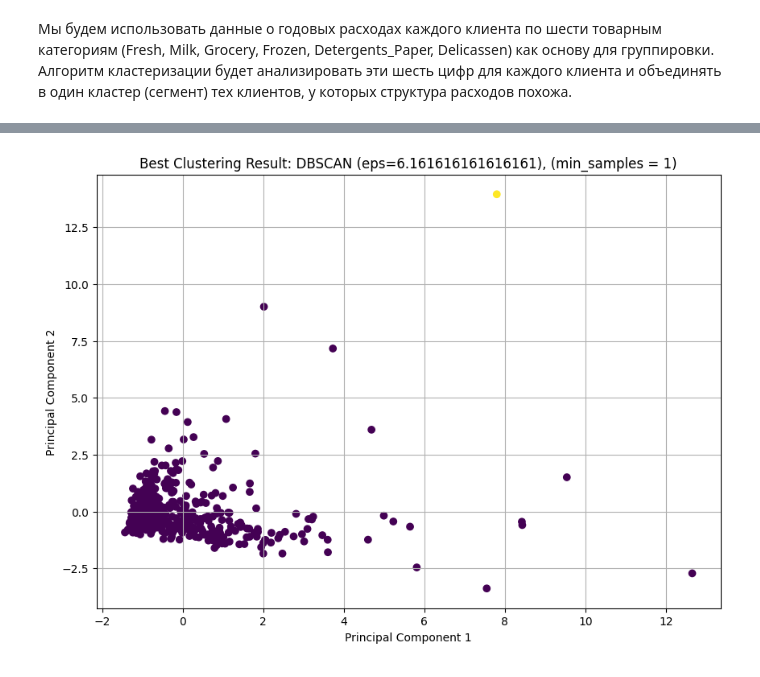
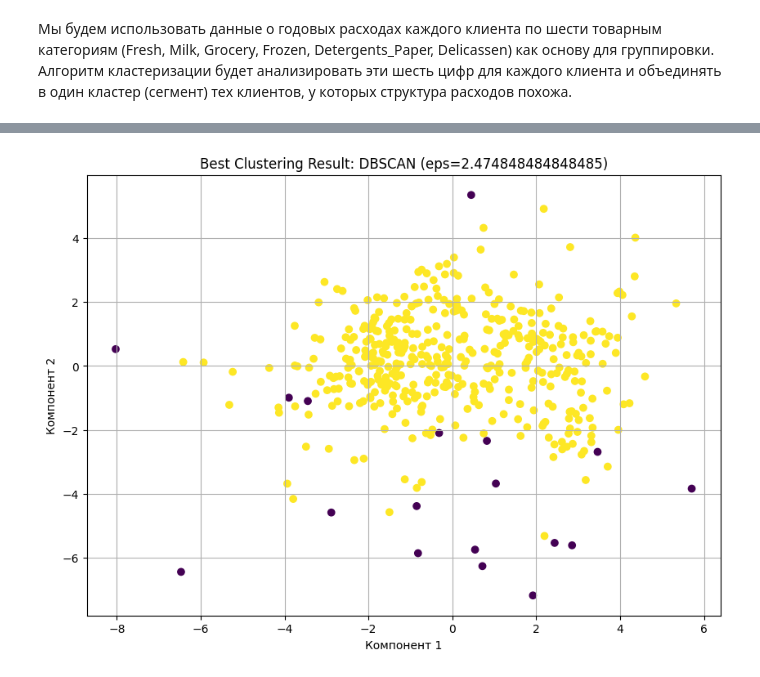
Before and after one commit to Dest1n640/Data_science, a Jupyter notebook: Homeworks/04_exhibition/main.ipynb, the cells around one changed output, grey strips where cells are left out. Saved outputs shown, nothing was run; the diff lists cells and outputs as text; code cells hidden in the pictures.

```diff
--- a/Homeworks/04_exhibition/main.ipynb
+++ b/Homeworks/04_exhibition/main.ipynb
@@ -43,15 +47,14 @@ best_k_labels = None
 
 for i in i_range:
     clf = KMeans(n_clusters=i)
-    labels = clf.fit_predict(data_scaled)
-    score = silhouette_score(data_scaled, labels)
+    labels = clf.fit_predict(data)
+    score = silhouette_score(data, labels)
     if score > best_k_score:
         best_k_score = score
         best_k = i
         best_k_model = clf
         best_k_labels = labels
 
-# Сохраняем лучший результат для KMeans
 results.append({
     'name': f'KMeans (k={best_k})',
     'score': best_k_score,
@@ -108,8 +107,8 @@ best_ac_labels = None
 
 for i in i_range:
   clf = AgglomerativeClustering(n_clusters=i)
-  labels = clf.fit_predict(data_scaled)
-  score = silhouette_score(data_scaled, labels)
+  labels = clf.fit_predict(data)
+  score = silhouette_score(data, labels)
   if score > best_ac_score:
     best_ac_score = score
     best_n_clusters = i
@@ -129,10 +128,11 @@ print(f"Лучший результат для AgglomerativeClustering: Score={b
 # %%
-# OPTICS
+# GMSDB
 from gmsdb import GMSDB
-n = 100
+
+n = 50
 clf = GMSDB(n_components = n)
-labels = clf.fit_predict(data_scaled)
-score = silhouette_score(data_scaled, labels)
+labels = clf.fit_predict(data)
+score = silhouette_score(data, labels)
 
 results.append({
   'name': f'GMSDB (n_components = {n})',
@@ -146,4 +146,5 @@ print(f"Результат для GMSDB: score = {score}")
 # %%
+# OPTICS
 from sklearn.cluster import OPTICS
 
 n_range = range(2, 100)
@@ -155,9 +156,9 @@ best_opt_label = None
 
 for n in n_range:
   clf = OPTICS(min_samples = n)
-  labels = clf.fit_predict(data_scaled)
+  labels = clf.fit_predict(data)
   if len(np.unique(labels)) > 1:
-    score = silhouette_score(data_scaled, labels)
+    score = silhouette_score(data, labels)
     if score > best_opt_score:
       best_opt_score = score
       best_n = n
@@ -188,14 +189,14 @@ Score лучшей модели: 0.8638
 # %%
 from sklearn.decomposition import PCA
 pca = PCA(n_components=2)
-data_tr = pca.fit_transform(data_scaled)
+data_tr = pca.fit_transform(data)
 
 plt.figure(figsize=(10, 7))
 scatter = plt.scatter(data_tr[:, 0], data_tr[:, 1], c=best_labels)
 plt.title(f'Best Clustering Result: {best_model_name}')
-plt.xlabel('Principal Component 1')
-plt.ylabel('Principal Component 2')
+plt.xlabel('Компонент 1')
+plt.ylabel('Компонент 2')
 plt.grid()
 plt.show()
 # %% [output]
-[figure, old version]
+[figure, new version]
```
Also changed, not shown: parts of 11 cells of this notebook, 1 other file.
